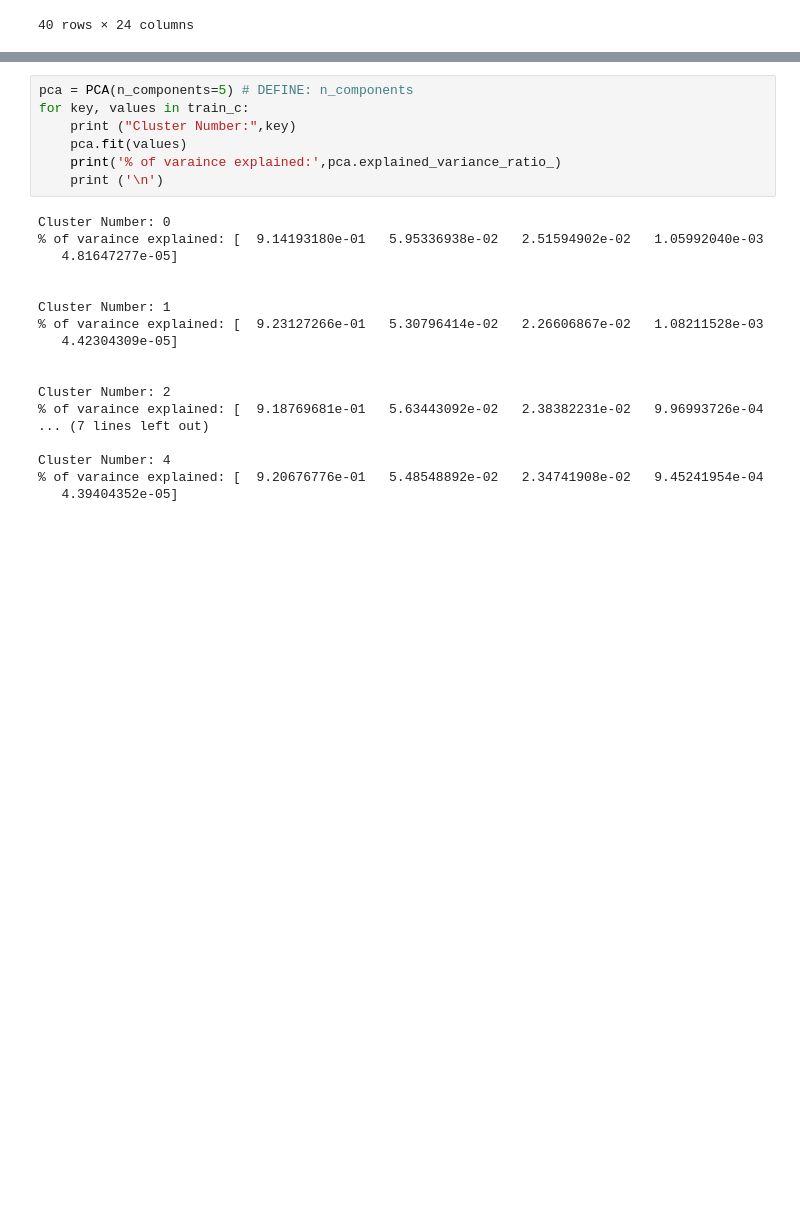
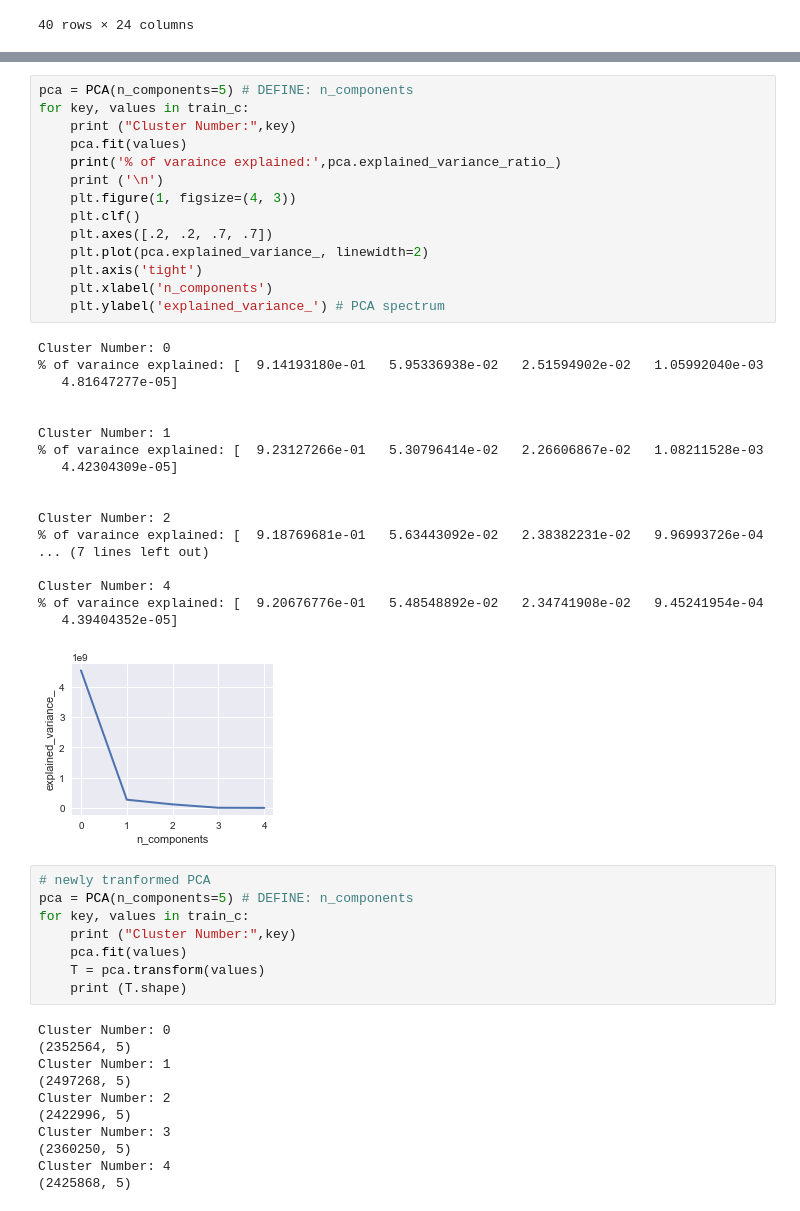
Before and after one commit to soo311/Expedia-Hotel-Clusters, a Jupyter notebook: ORIE 4740 Final Project 50 50.ipynb, the cells around one changed output, grey strips where cells are left out. Cells and saved outputs as stored; diff of their text form; blank space fills up the shorter version.

```diff
--- a/ORIE 4740 Final Project 50 50.ipynb
+++ b/ORIE 4740 Final Project 50 50.ipynb
@@ -311,25 +330,52 @@ train_c.describe()
+# %%
+pca = PCA(n_components=5) # DEFINE: n_components
+for key, values in train_c:
+    print ("Cluster Number:",key)
+    pca.fit(values)
+    print('% of varaince explained:',pca.explained_variance_ratio_)
+    print ('\n')
+    plt.figure(1, figsize=(4, 3))
+    plt.clf()
+    plt.axes([.2, .2, .7, .7])
+    plt.plot(pca.explained_variance_, linewidth=2)
+    plt.axis('tight')
+    plt.xlabel('n_components')
+    plt.ylabel('explained_variance_') # PCA spectrum
+# %% [output]
+Cluster Number: 0
+% of varaince explained: [  9.14193180e-01   5.95336938e-02   2.51594902e-02   1.05992040e-03
+   4.81647277e-05]
+
+
+Cluster Number: 1
+% of varaince explained: [  9.23127266e-01   5.30796414e-02   2.26606867e-02   1.08211528e-03
+   4.42304309e-05]
+
+
+Cluster Number: 2
+% of varaince explained: [  9.18769681e-01   5.63443092e-02   2.38382231e-02   9.96993726e-04
+... (7 lines left out)
+
+Cluster Number: 4
+% of varaince explained: [  9.20676776e-01   5.48548892e-02   2.34741908e-02   9.45241954e-04
+   4.39404352e-05]
+[figure, added]
 # %%
+# newly tranformed PCA
 pca = PCA(n_components=5) # DEFINE: n_components
 for key, values in train_c:
     print ("Cluster Number:",key)
     pca.fit(values)
-    print('% of varaince explained:',pca.explained_variance_ratio_)
-    print ('\n')
+    T = pca.transform(values)
+    print (T.shape)
 # %% [output]
 Cluster Number: 0
-% of varaince explained: [  9.14193180e-01   5.95336938e-02   2.51594902e-02   1.05992040e-03
-   4.81647277e-05]
-
-
+(2352564, 5)
 Cluster Number: 1
-% of varaince explained: [  9.23127266e-01   5.30796414e-02   2.26606867e-02   1.08211528e-03
-   4.42304309e-05]
-
-
+(2497268, 5)
 Cluster Number: 2
-% of varaince explained: [  9.18769681e-01   5.63443092e-02   2.38382231e-02   9.96993726e-04
-... (7 lines left out)
-
+(2422996, 5)
+Cluster Number: 3
+(2360250, 5)
 Cluster Number: 4
-% of varaince explained: [  9.20676776e-01   5.48548892e-02   2.34741908e-02   9.45241954e-04
-   4.39404352e-05]
+(2425868, 5)
```
Also changed, not shown: parts of 6 cells of this notebook.
